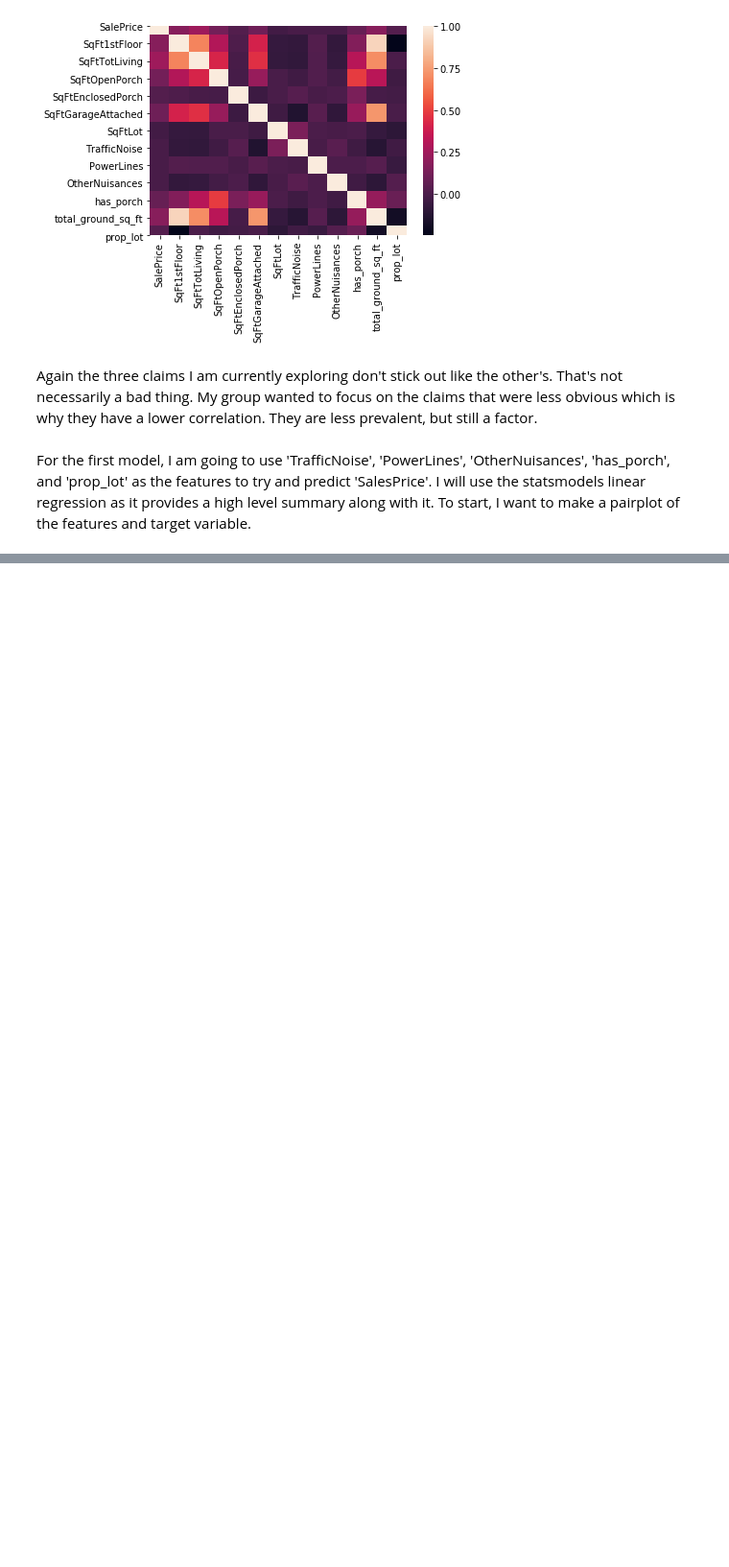
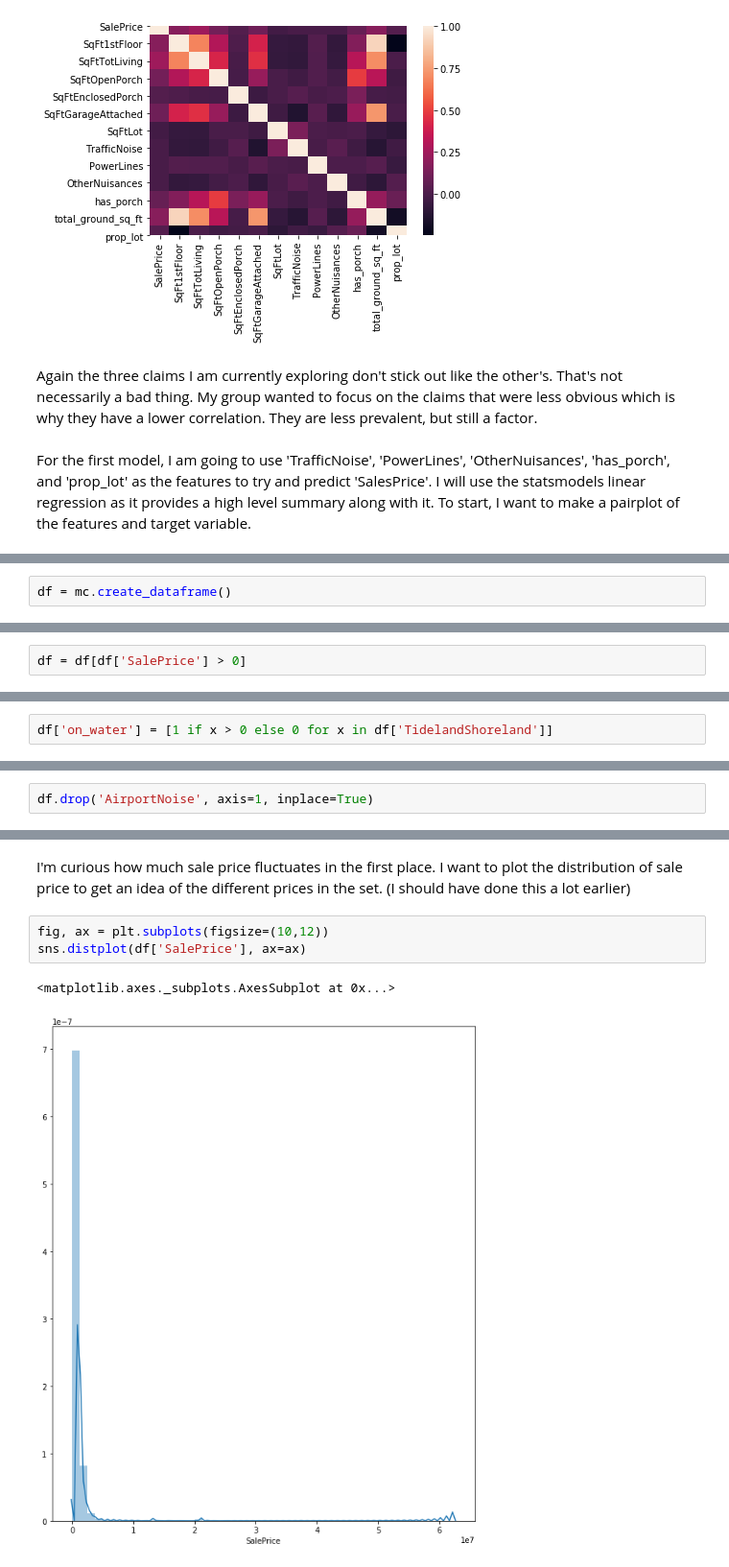
Before and after one commit to KarimOliver/mod_2_flatiron_project, a Jupyter notebook: notebooks/exploratory/02_mc_exploratory_data_analysis.ipynb, the cells around one changed output, grey strips where cells are left out. Shown at 96% size. Drawn from its saved outputs; the diff is of its cells as text; blank space fills up the shorter version.

```diff
--- a/notebooks/exploratory/02_mc_exploratory_data_analysis.ipynb
+++ b/notebooks/exploratory/02_mc_exploratory_data_analysis.ipynb
@@ -393,0 +447,2 @@ KeyboardInterrupt:
+# %%
+df = mc.create_dataframe()
@@ -393,0 +474,2 @@ KeyboardInterrupt:
+# %%
+df = df[df['SalePrice'] > 0]
@@ -393,0 +490,2 @@ KeyboardInterrupt:
+# %%
+df['on_water'] = [1 if x > 0 else 0 for x in df['TidelandShoreland']]
@@ -393,0 +516,2 @@ KeyboardInterrupt:
+# %%
+df.drop('AirportNoise', axis=1, inplace=True)
@@ -393,0 +535,8 @@ KeyboardInterrupt:
+# %% [markdown]
+I'm curious how much sale price fluctuates in the first place. I want to plot the distribution of sale price to get an idea of the different prices in the set. (I should have done this a lot earlier)
+# %%
+fig, ax = plt.subplots(figsize=(10,12))
+sns.distplot(df['SalePrice'], ax=ax)
+# %% [output]
+<matplotlib.axes._subplots.AxesSubplot at 0x...>
+[figure, added]
```
Also changed, not shown: parts of 28 cells of this notebook, 2 other files.
